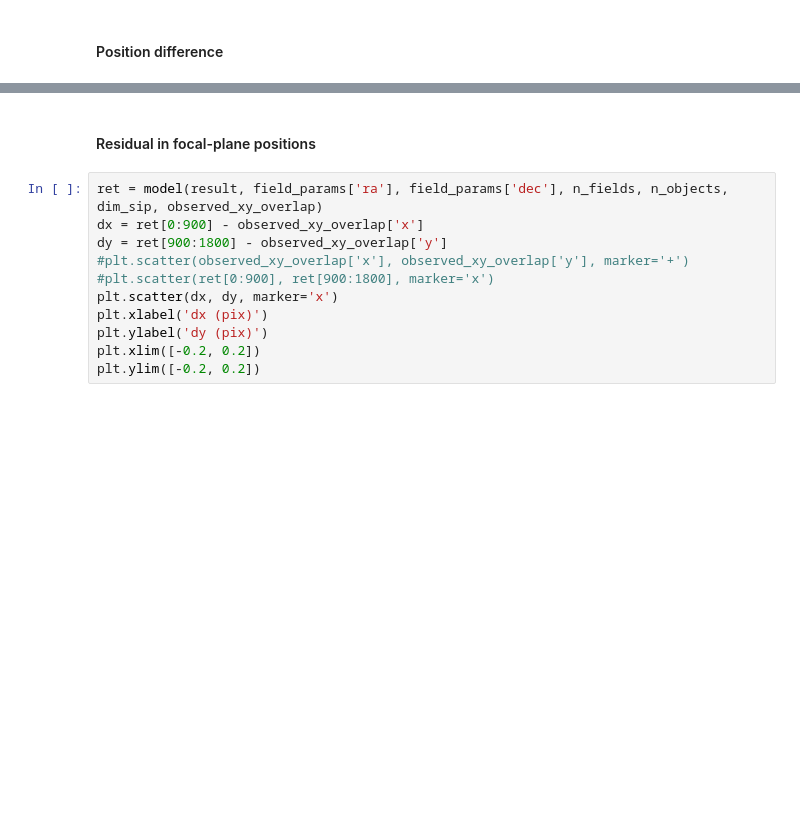
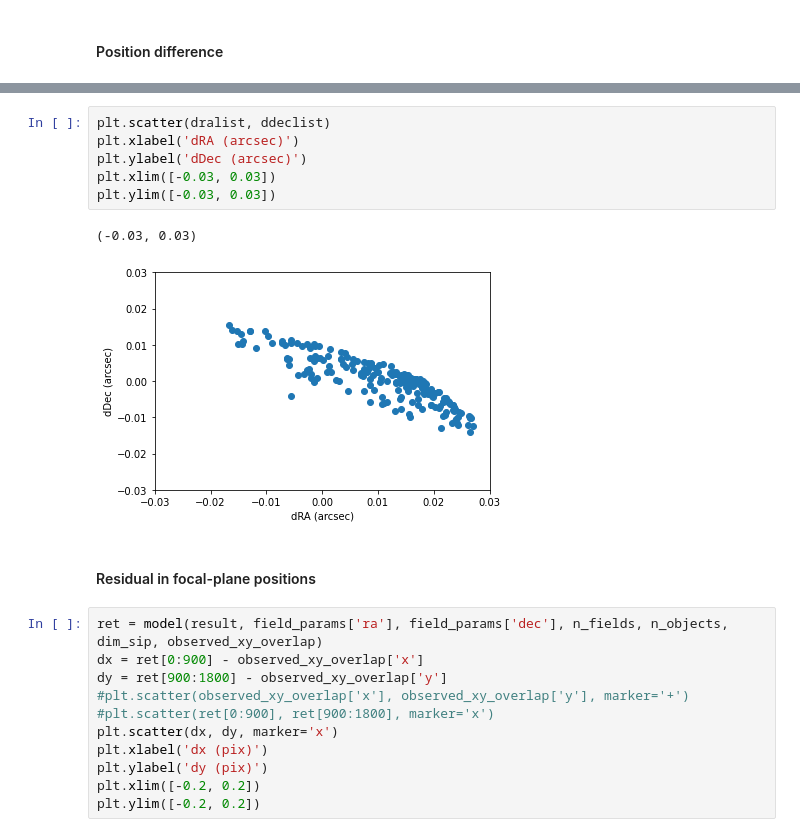
Before and after one commit to tkamizuka/jasmine-astrometry-challenge, a Jupyter notebook: case7/case7_challenge_00.ipynb, the cells around one changed output, grey strips where cells are left out. Drawn from its saved outputs; the diff is of its cells as text; blank space fills up the shorter version.

```diff
--- a/case7/case7_challenge_00.ipynb
+++ b/case7/case7_challenge_00.ipynb
@@ -391,3 +399,12 @@ Text(0, 0.5, 'Number')
+# %%
+plt.scatter(dralist, ddeclist)
+plt.xlabel('dRA (arcsec)')
+plt.ylabel('dDec (arcsec)')
+plt.xlim([-0.03, 0.03])
+plt.ylim([-0.03, 0.03])
+# %% [output]
+(-0.03, 0.03)
+[figure, added]
 # %% [markdown]
 #### Residual in focal-plane positions
 # %%
```
Also changed, not shown: parts of 9 cells of this notebook.
